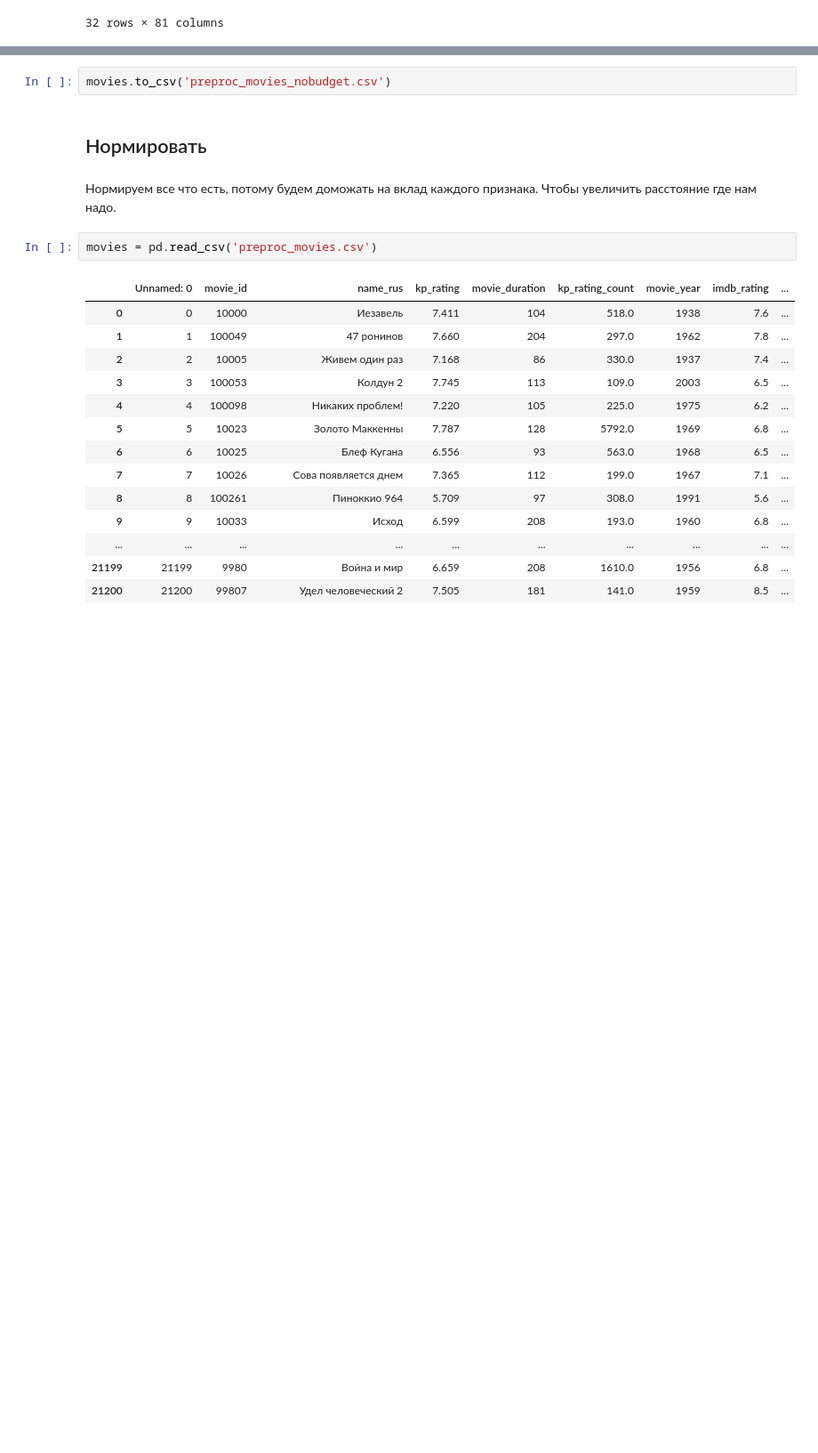
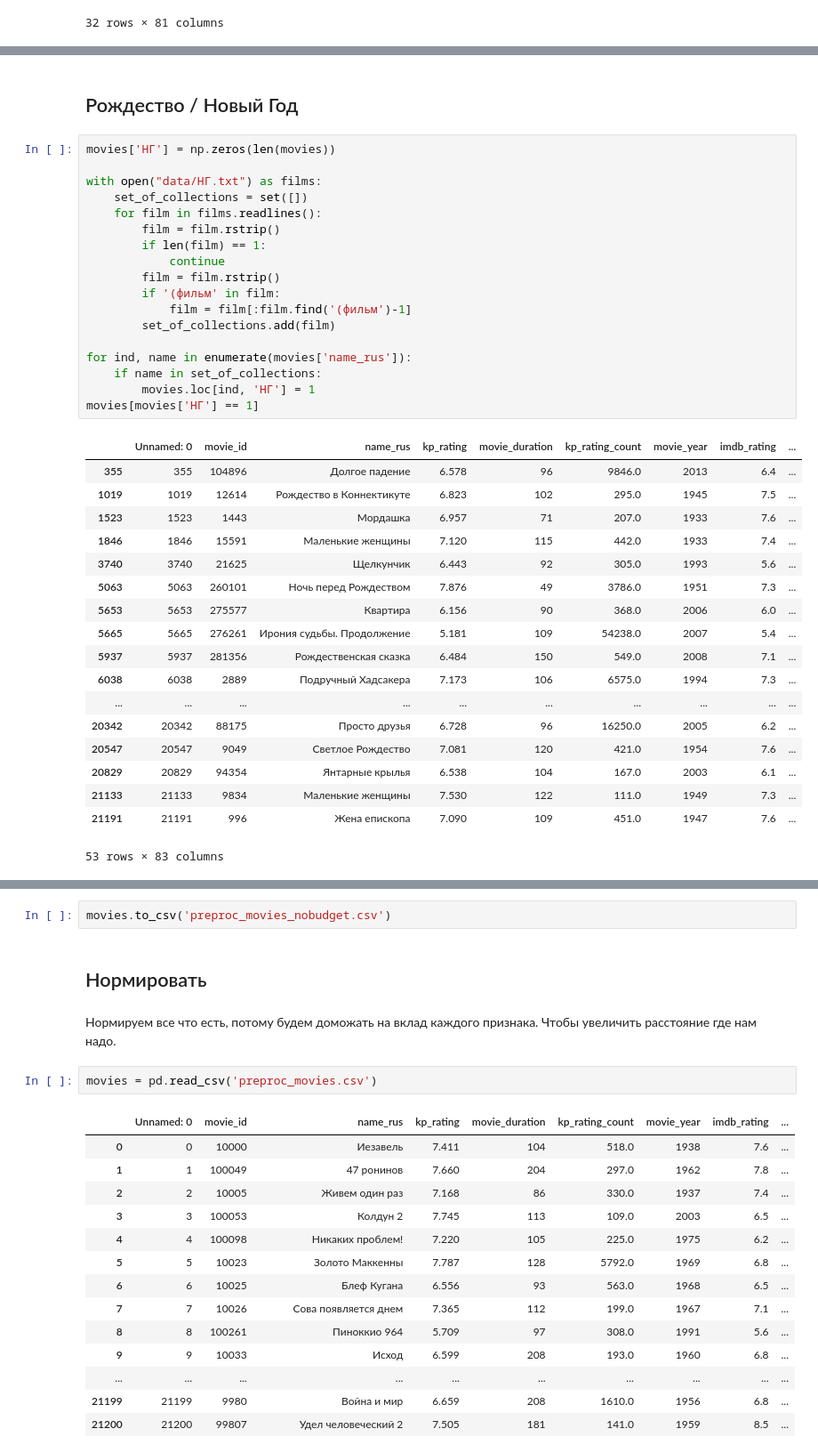
Before and after one commit to kandrewkov/Movie-Recommendations, a Jupyter notebook: preproc_data.ipynb, the cells around one changed output, grey strips where cells are left out. Shown at 89% size. Cells and saved outputs as stored; diff of their text form; blank space fills up the shorter version.

```diff
--- a/preproc_data.ipynb
+++ b/preproc_data.ipynb
@@ -756,0 +796,39 @@ Batman: The Movie
+# %% [markdown]
+## Рождество / Новый Год
+# %%
+movies['НГ'] = np.zeros(len(movies))
+
+with open("data/НГ.txt") as films:
+    set_of_collections = set([])
+    for film in films.readlines():
+        film = film.rstrip()
+        if len(film) == 1:
+            continue
+        film = film.rstrip()
+        if '(фильм' in film:
+            film = film[:film.find('(фильм')-1]
+        set_of_collections.add(film)
+
+for ind, name in enumerate(movies['name_rus']):
+    if name in set_of_collections:
+        movies.loc[ind, 'НГ'] = 1
+movies[movies['НГ'] == 1]
+# %% [output]
+|  | Unnamed: 0 | movie_id | name_rus | kp_rating | movie_duration | kp_rating_count | movie_year | imdb_rating | ... |
+| 355 | 355 | 104896 | Долгое падение | 6.578 | 96 | 9846.0 | 2013 | 6.4 | ... |
+| 1019 | 1019 | 12614 | Рождество в Коннектикуте | 6.823 | 102 | 295.0 | 1945 | 7.5 | ... |
+| 1523 | 1523 | 1443 | Мордашка | 6.957 | 71 | 207.0 | 1933 | 7.6 | ... |
+| 1846 | 1846 | 15591 | Маленькие женщины | 7.120 | 115 | 442.0 | 1933 | 7.4 | ... |
+| 3740 | 3740 | 21625 | Щелкунчик | 6.443 | 92 | 305.0 | 1993 | 5.6 | ... |
+| 5063 | 5063 | 260101 | Ночь перед Рождеством | 7.876 | 49 | 3786.0 | 1951 | 7.3 | ... |
+| 5653 | 5653 | 275577 | Квартира | 6.156 | 90 | 368.0 | 2006 | 6.0 | ... |
+| 5665 | 5665 | 276261 | Ирония судьбы. Продолжение | 5.181 | 109 | 54238.0 | 2007 | 5.4 | ... |
+| 5937 | 5937 | 281356 | Рождественская сказка | 6.484 | 150 | 549.0 | 2008 | 7.1 | ... |
+| 6038 | 6038 | 2889 | Подручный Хадсакера | 7.173 | 106 | 6575.0 | 1994 | 7.3 | ... |
+| ... | ... | ... | ... | ... | ... | ... | ... | ... | ... |
+| 20342 | 20342 | 88175 | Просто друзья | 6.728 | 96 | 16250.0 | 2005 | 6.2 | ... |
+| 20547 | 20547 | 9049 | Светлое Рождество | 7.081 | 120 | 421.0 | 1954 | 7.6 | ... |
+| 20829 | 20829 | 94354 | Янтарные крылья | 6.538 | 104 | 167.0 | 2003 | 6.1 | ... |
+| 21133 | 21133 | 9834 | Маленькие женщины | 7.530 | 122 | 111.0 | 1949 | 7.3 | ... |
+| 21191 | 21191 | 996 | Жена епископа | 7.090 | 109 | 451.0 | 1947 | 7.6 | ... |
+53 rows × 83 columns
```
Also changed, not shown: parts of 23 cells of this notebook, 1 other file.
